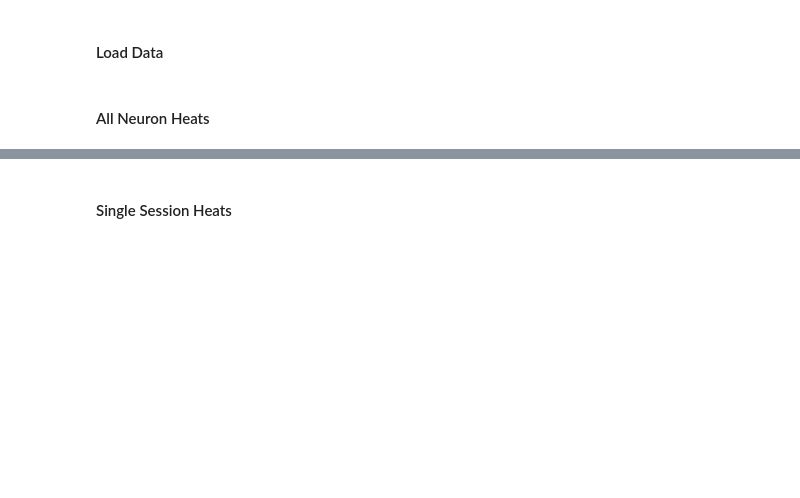
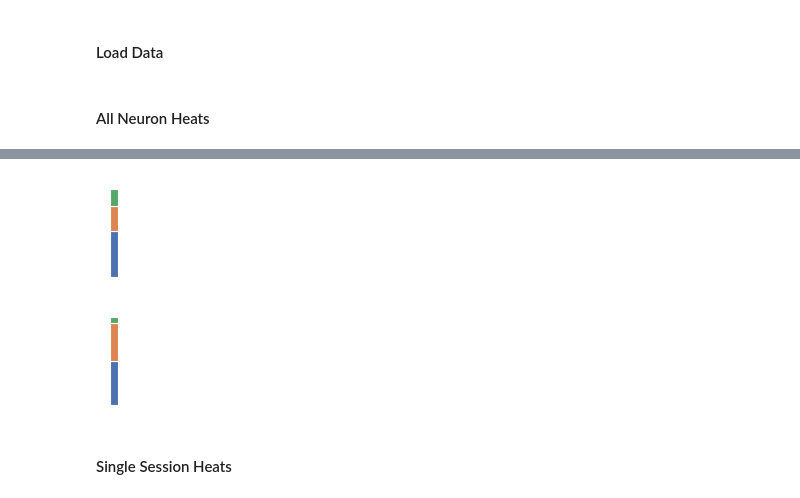
Before and after one commit to Ruairi-osul/SSRI-Interactions, a Jupyter notebook: notebooks/Drug/Responders.ipynb, the cells around one changed output, grey strips where cells are left out. Cells and saved outputs as stored; diff of their text form; code cells hidden in the pictures; blank space fills up the shorter version.

```diff
--- a/notebooks/Drug/Responders.ipynb
+++ b/notebooks/Drug/Responders.ipynb
@@ -188,6 +188,11 @@ def plot_heatmap_greyscale(df_piv, ax, **kwargs):
     ax.set_ylabel("")
     ax.set_xlabel("")
     return ax
+
+def stacked_bar_single(df, col, ax):
+    df[col].value_counts().to_frame().T.plot(kind="bar", stacked=True, ax=ax, legend=False)
+    ax.axis("off")
+    return ax
 # %% [markdown]
 ## Citalopram
 # %% [markdown]
@@ -243,5 +251,17 @@ plot_heatmap_greyscale(slow_piv_cit, ax=ax_cit)
 [figure]
 [figure]
+# %%
+f_sal, ax_sal = plt.subplots(figsize=(0.2, 1.2))
+stacked_bar_single(slow_piv_sal_key, col="neuron_type", ax=ax_sal)
+f_sal.savefig(dd / "initial_challenge_heat_key_SAL.png", bbox_inches="tight", dpi=300)
+
+
+f_cit, ax_cit = plt.subplots(figsize=(0.2, 1.2))
+stacked_bar_single(slow_piv_cit_key, col="neuron_type", ax=ax_cit)
+f_cit.savefig(dd / "initial_challenge_heat_key_CIT.png", bbox_inches="tight", dpi=300)
+# %% [output]
+[figure, added]
+[figure, added]
 # %% [markdown]
 #### Single Session Heats
 # %%
```
Also changed, not shown: parts of 6 cells of this notebook.
